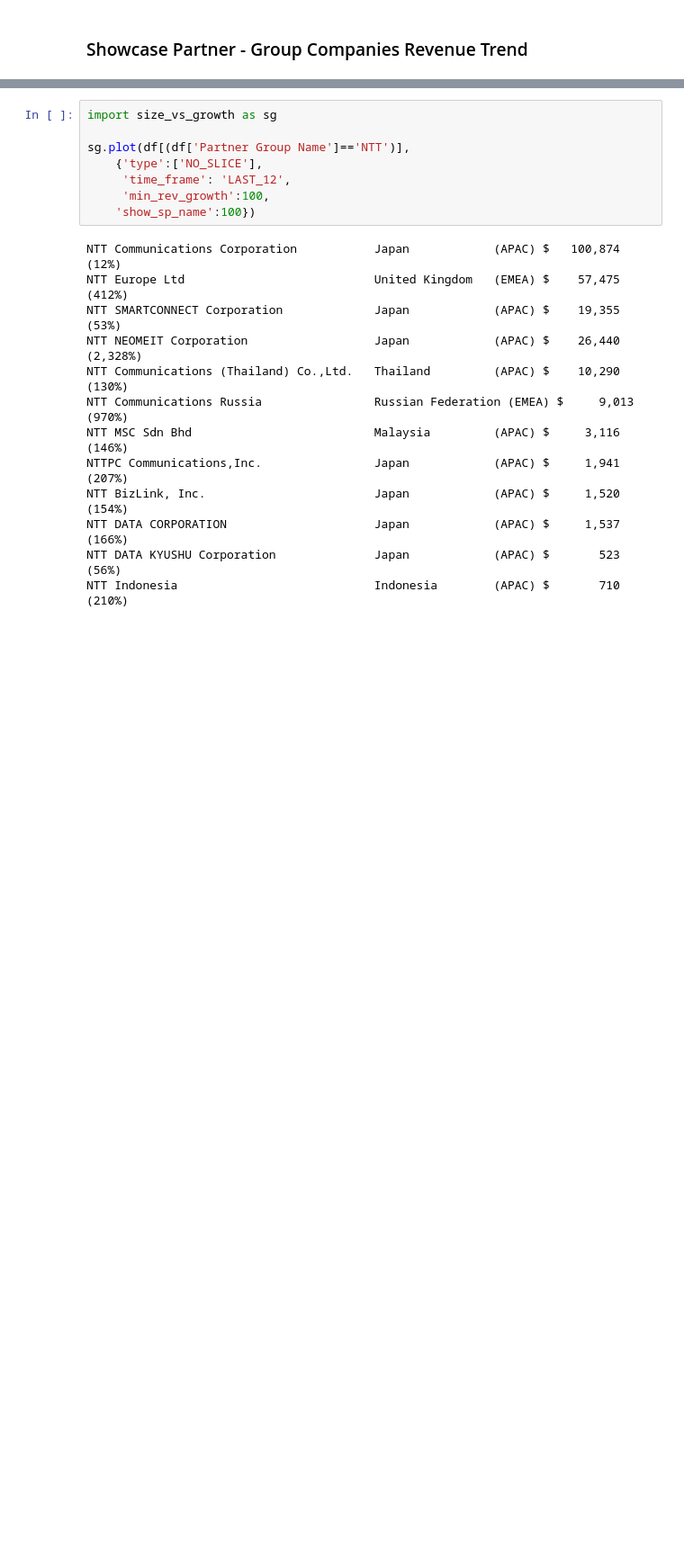
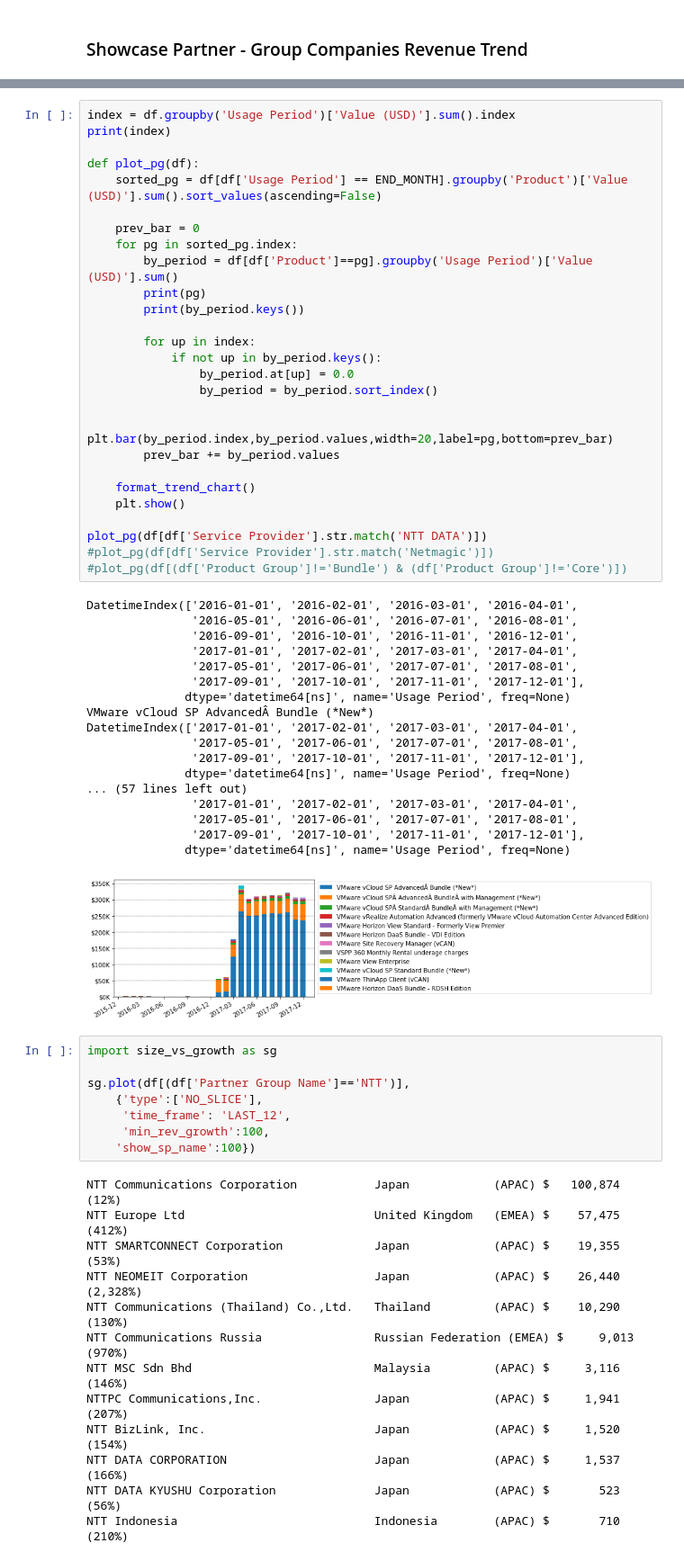
Before and after one commit to k1fukumoto/vcpp-data, a Jupyter notebook: report/GlobalUsagePoints.ipynb, the cells around one changed output, grey strips where cells are left out. Shown at 90% size. Drawn from its saved outputs; the diff is of its cells as text; blank space fills up the shorter version.

```diff
--- a/report/GlobalUsagePoints.ipynb
+++ b/report/GlobalUsagePoints.ipynb
@@ -399,3 +380,49 @@ partner_rev_trend(df[df['Service Provider'].str.match('itelligence')])
+# %%
+index = df.groupby('Usage Period')['Value (USD)'].sum().index
+print(index)
+
+def plot_pg(df):
+    sorted_pg = df[df['Usage Period'] == END_MONTH].groupby('Product')['Value (USD)'].sum().sort_values(ascending=False)
+
+    prev_bar = 0
+    for pg in sorted_pg.index:
+        by_period = df[df['Product']==pg].groupby('Usage Period')['Value (USD)'].sum()
+        print(pg)
+        print(by_period.keys())
+
+        for up in index:
+            if not up in by_period.keys():
+                by_period.at[up] = 0.0
+                by_period = by_period.sort_index()
+
+        plt.bar(by_period.index,by_period.values,width=20,label=pg,bottom=prev_bar)
+        prev_bar += by_period.values
+
+    format_trend_chart()
+    plt.show()
+
+plot_pg(df[df['Service Provider'].str.match('NTT DATA')])
+#plot_pg(df[df['Service Provider'].str.match('Netmagic')])
+#plot_pg(df[(df['Product Group']!='Bundle') & (df['Product Group']!='Core')])
+# %% [output]
+DatetimeIndex(['2016-01-01', '2016-02-01', '2016-03-01', '2016-04-01',
+               '2016-05-01', '2016-06-01', '2016-07-01', '2016-08-01',
+               '2016-09-01', '2016-10-01', '2016-11-01', '2016-12-01',
+               '2017-01-01', '2017-02-01', '2017-03-01', '2017-04-01',
+               '2017-05-01', '2017-06-01', '2017-07-01', '2017-08-01',
+               '2017-09-01', '2017-10-01', '2017-11-01', '2017-12-01'],
+              dtype='datetime64[ns]', name='Usage Period', freq=None)
+VMware vCloud SP AdvancedÂ Bundle (*New*)
+DatetimeIndex(['2017-01-01', '2017-02-01', '2017-03-01', '2017-04-01',
+               '2017-05-01', '2017-06-01', '2017-07-01', '2017-08-01',
+               '2017-09-01', '2017-10-01', '2017-11-01', '2017-12-01'],
+              dtype='datetime64[ns]', name='Usage Period', freq=None)
+... (57 lines left out)
+               '2017-01-01', '2017-02-01', '2017-03-01', '2017-04-01',
+               '2017-05-01', '2017-06-01', '2017-07-01', '2017-08-01',
+               '2017-09-01', '2017-10-01', '2017-11-01', '2017-12-01'],
+              dtype='datetime64[ns]', name='Usage Period', freq=None)
+[figure, added]
 # %%
 import size_vs_growth as sg
 
```
Also changed, not shown: parts of 3 cells of this notebook.
